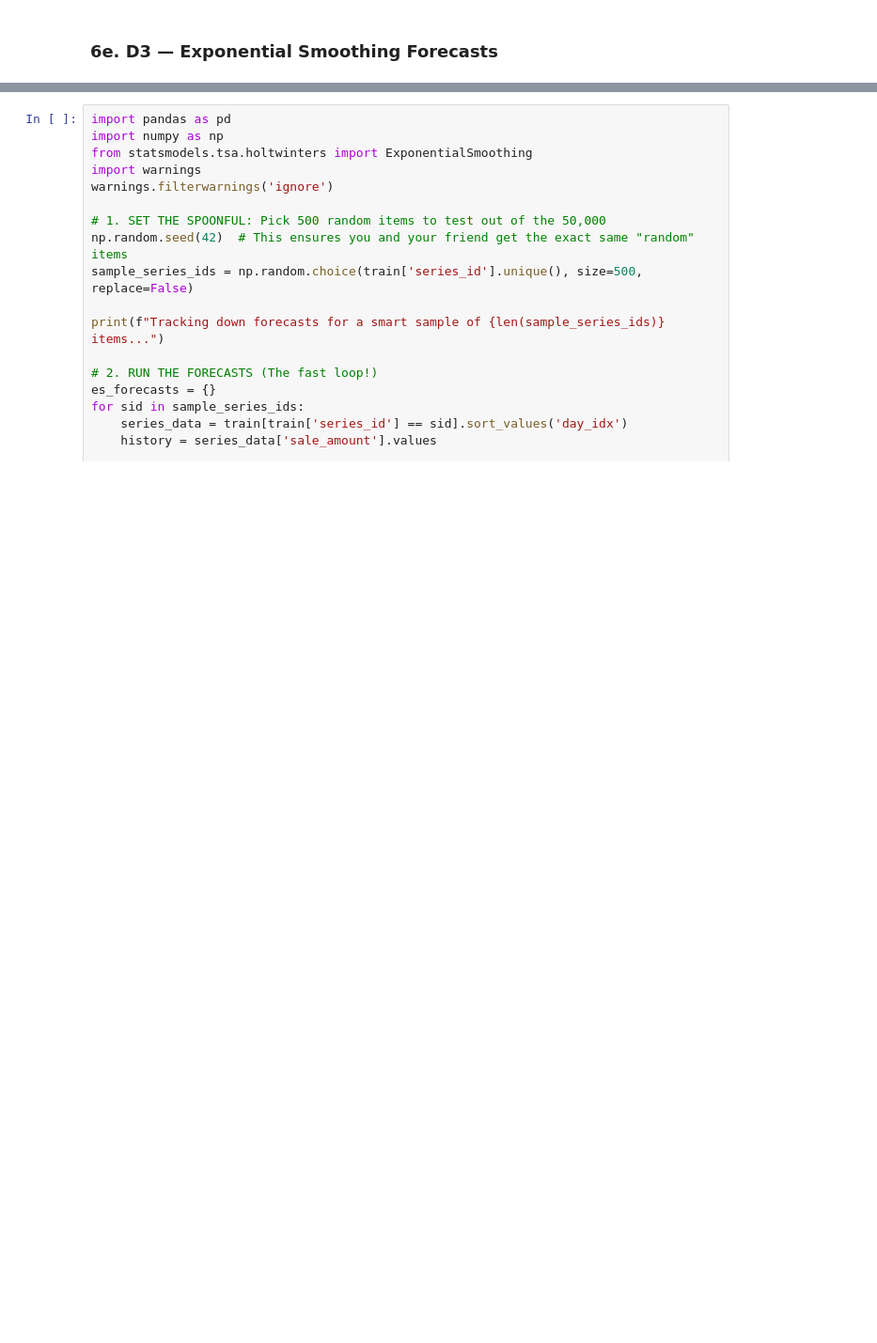
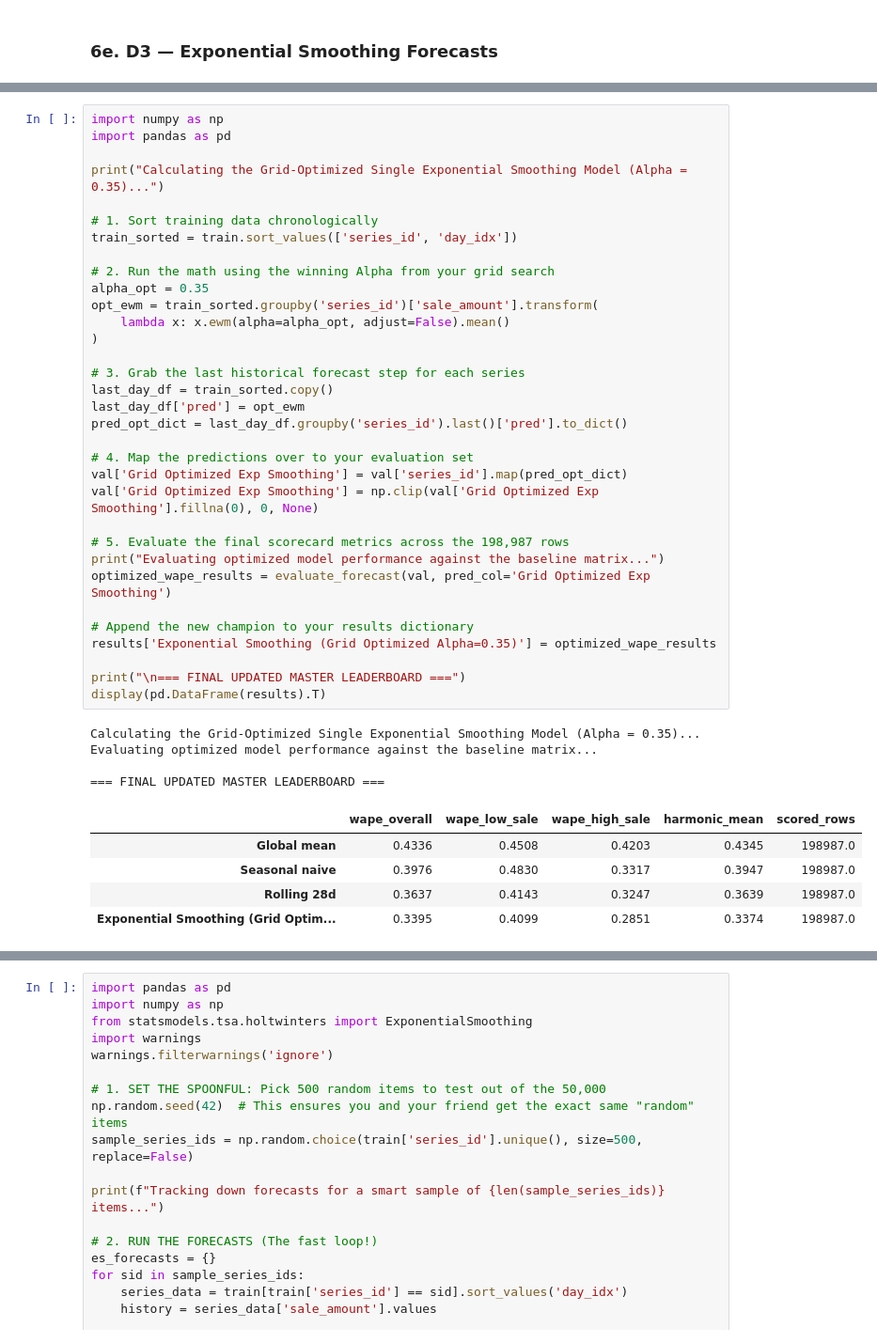
Before and after one commit to panhpham2000/Fresh-Retail, a Jupyter notebook: copy_of_freshretail_starter.ipynb, the cells around one changed output, grey strips where cells are left out. Shown at 94% size. Saved outputs shown, nothing was run; the diff lists cells and outputs as text; blank space fills up the shorter version.

```diff
--- a/copy_of_freshretail_starter.ipynb
+++ b/copy_of_freshretail_starter.ipynb
@@ -599,0 +840,43 @@ plt.show()
+# %%
+import numpy as np
+import pandas as pd
+
+print("Calculating the Grid-Optimized Single Exponential Smoothing Model (Alpha = 0.35)...")
+
+# 1. Sort training data chronologically
+train_sorted = train.sort_values(['series_id', 'day_idx'])
+
+# 2. Run the math using the winning Alpha from your grid search
+alpha_opt = 0.35
+opt_ewm = train_sorted.groupby('series_id')['sale_amount'].transform(
+    lambda x: x.ewm(alpha=alpha_opt, adjust=False).mean()
+)
+
+# 3. Grab the last historical forecast step for each series
+last_day_df = train_sorted.copy()
+last_day_df['pred'] = opt_ewm
+pred_opt_dict = last_day_df.groupby('series_id').last()['pred'].to_dict()
+
+# 4. Map the predictions over to your evaluation set
+val['Grid Optimized Exp Smoothing'] = val['series_id'].map(pred_opt_dict)
+val['Grid Optimized Exp Smoothing'] = np.clip(val['Grid Optimized Exp Smoothing'].fillna(0), 0, None)
+
+# 5. Evaluate the final scorecard metrics across the 198,987 rows
+print("Evaluating optimized model performance against the baseline matrix...")
+optimized_wape_results = evaluate_forecast(val, pred_col='Grid Optimized Exp Smoothing')
+
+# Append the new champion to your results dictionary
+results['Exponential Smoothing (Grid Optimized Alpha=0.35)'] = optimized_wape_results
+
+print("\n=== FINAL UPDATED MASTER LEADERBOARD ===")
+display(pd.DataFrame(results).T)
+# %% [output]
+Calculating the Grid-Optimized Single Exponential Smoothing Model (Alpha = 0.35)...
+Evaluating optimized model performance against the baseline matrix...
+
+=== FINAL UPDATED MASTER LEADERBOARD ===
+|  | wape_overall | wape_low_sale | wape_high_sale | harmonic_mean | scored_rows |
+| Global mean | 0.4336 | 0.4508 | 0.4203 | 0.4345 | 198987.0 |
+| Seasonal naive | 0.3976 | 0.4830 | 0.3317 | 0.3947 | 198987.0 |
+| Rolling 28d | 0.3637 | 0.4143 | 0.3247 | 0.3639 | 198987.0 |
+| Exponential Smoothing (Grid Optim... | 0.3395 | 0.4099 | 0.2851 | 0.3374 | 198987.0 |
```
Also changed, not shown: parts of 14 cells of this notebook.
